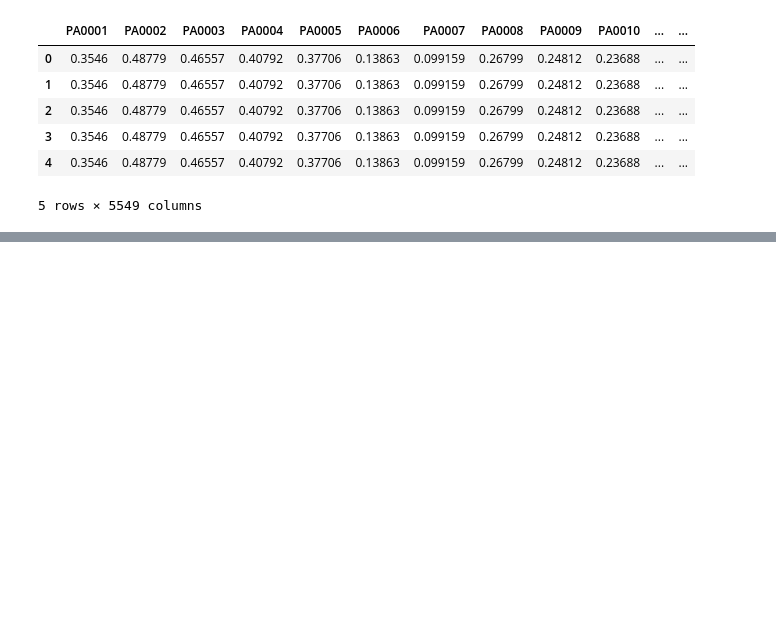
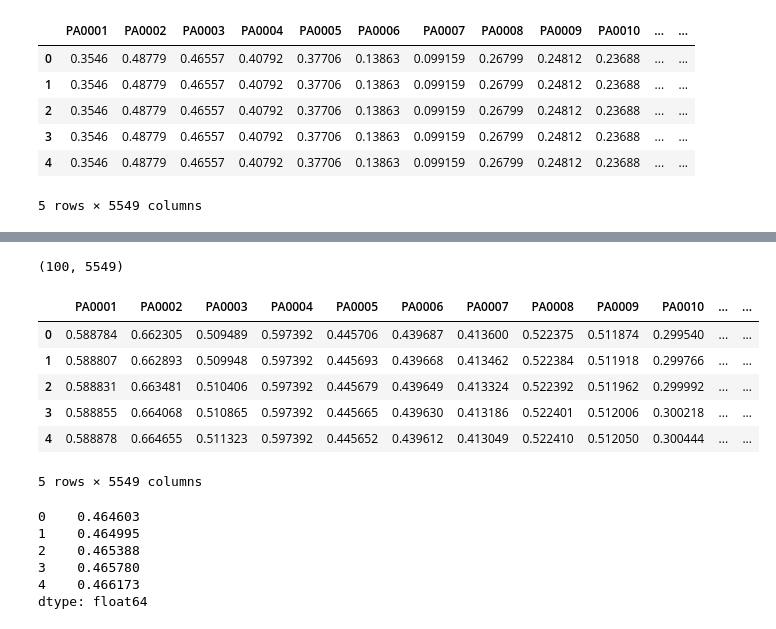
Before and after one commit to greenelab/Pseudomonas_latent_spaces, a Jupyter notebook: scripts/explore_relationship_AandB_pt2.ipynb, the cells around one changed output, grey strips where cells are left out. Drawn from its saved outputs; the diff is of its cells as text; code cells hidden in the pictures; blank space fills up the shorter version.

```diff
--- a/scripts/explore_relationship_AandB_pt2.ipynb
+++ b/scripts/explore_relationship_AandB_pt2.ipynb
@@ -484,10 +635,19 @@ interpolate_in_vae_latent_space_AB(sim_data,
 # %%
 # Read dataframe with gene expression transformed
-predict_file = os.path.join(base_dir, "output", analysis_name, "predicted_gene_exp.txt")
+predict_file = os.path.join(base_dir, "output", analysis_name, "shifted_predicted_gene_exp.txt")
 predict_gene_exp = pd.read_table(predict_file, header=0, index_col=0)
 
 print(predict_gene_exp.shape)
 predict_gene_exp.head()
+# %% [output]
+(100, 5549)
+|  | PA0001 | PA0002 | PA0003 | PA0004 | PA0005 | PA0006 | PA0007 | PA0008 | PA0009 | PA0010 | ... | ... |
+| 0 | 0.588784 | 0.662305 | 0.509489 | 0.597392 | 0.445706 | 0.439687 | 0.413600 | 0.522375 | 0.511874 | 0.299540 | ... | ... |
+| 1 | 0.588807 | 0.662893 | 0.509948 | 0.597392 | 0.445693 | 0.439668 | 0.413462 | 0.522384 | 0.511918 | 0.299766 | ... | ... |
+| 2 | 0.588831 | 0.663481 | 0.510406 | 0.597392 | 0.445679 | 0.439649 | 0.413324 | 0.522392 | 0.511962 | 0.299992 | ... | ... |
+| 3 | 0.588855 | 0.664068 | 0.510865 | 0.597392 | 0.445665 | 0.439630 | 0.413186 | 0.522401 | 0.512006 | 0.300218 | ... | ... |
+| 4 | 0.588878 | 0.664655 | 0.511323 | 0.597392 | 0.445652 | 0.439612 | 0.413049 | 0.522410 | 0.512050 | 0.300444 | ... | ... |
+5 rows × 5549 columns
 # %%
 # Get the means of B genes
 
@@ -499,6 +659,13 @@ geneSetB_exp = predict_gene_exp[geneSetB_ls]
 # Get the mean for each sample
 geneSetB_mean = geneSetB_exp.mean(axis=1)
 geneSetB_mean.head()
+# %% [output]
+0    0.464603
+1    0.464995
+2    0.465388
+3    0.465780
+4    0.466173
+dtype: float64
 # %%
 # Join original expression of transformed A and mean(transformed expression of B)
 predict_A_exp = predict_gene_exp[rep_gene_A]
```
Also changed, not shown: parts of 5 cells of this notebook, 1 other file.
